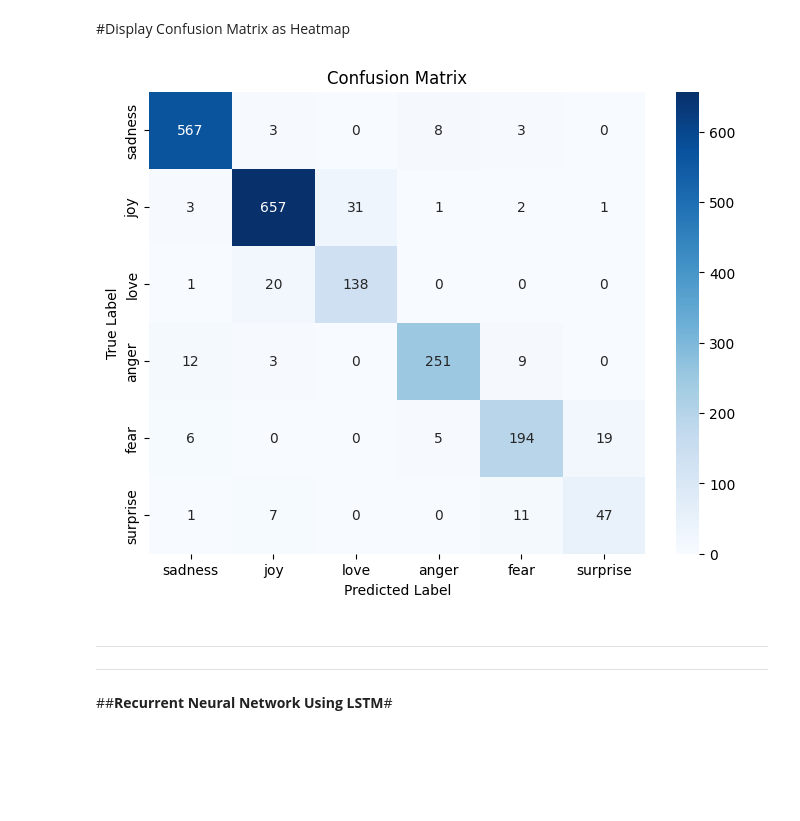
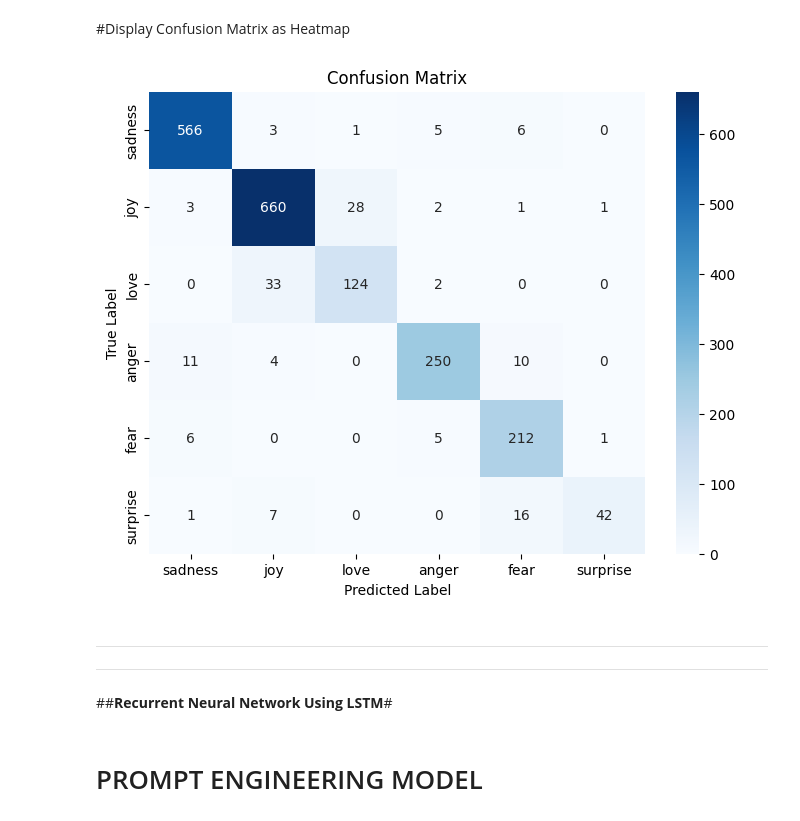
Before and after one commit to essat20/NLP-CW, a Jupyter notebook: NLP_CW_2.ipynb, the cells around one changed output. Cells and saved outputs as stored; diff of their text form; code cells hidden in the pictures; blank space fills up the shorter version.

```diff
--- a/NLP_CW_2.ipynb
+++ b/NLP_CW_2.ipynb
@@ -151,8 +151,27 @@ def train(model, train_loader, optimizer, loss_fn, device, epoch_num):
 
     return epoch_losses
 
+# evaluation for confusion matrix
+def evaluate_cf(model, test_loader, device):
+    model.eval()
+    predictions = []
+    labels = []
+    with torch.no_grad():
+        for batch in test_loader:
+            input_ids = batch['input_ids'].to(device)
+            attention_mask = batch['attention_mask'].to(device)
+            batch_labels = batch['label'].to(device)
 
-# Define the evaluation loop
+            outputs = model(input_ids, attention_mask)
+            batch_predictions = torch.argmax(outputs, dim=1)
+
+            predictions.extend(batch_predictions.tolist())
+            labels.extend(batch_labels.tolist())
+
+    return predictions, labels
+
+
+# evaluation for loss/epoch
 def evaluate(model, test_loader, device):
     model.eval()
     correct, total = 0, 0
@@ -240,17 +259,17 @@ Test Accuracy: 0.927
 # %% [markdown]
 #Display Confusion Matrix as Heatmap
 # %%
-predictions, labels = evaluate(model, test_loader, device)
+predictions, labels = evaluate_cf(model, test_loader, device)
 conf_matrix = confusion_matrix(labels, predictions)
 
 plt.figure(figsize=(8, 6))
 sb.heatmap(conf_matrix, annot=True, fmt="d", cmap="Blues", xticklabels=dataset['train'].features['label'].names, yticklabels=dataset['train'].features['label'].names)
 plt.xlabel('Predicted Label')
 plt.ylabel('True Label')
 plt.title('Confusion Matrix')
 plt.show()
 # %% [output]
-[figure, old version]
+[figure, new version]
 # %% [markdown]
 ---
 ---
@@ -257,0 +429,2 @@ plt.show()
+# %% [markdown]
+# PROMPT ENGINEERING MODEL
```
Also changed, not shown: parts of 4 cells of this notebook.
